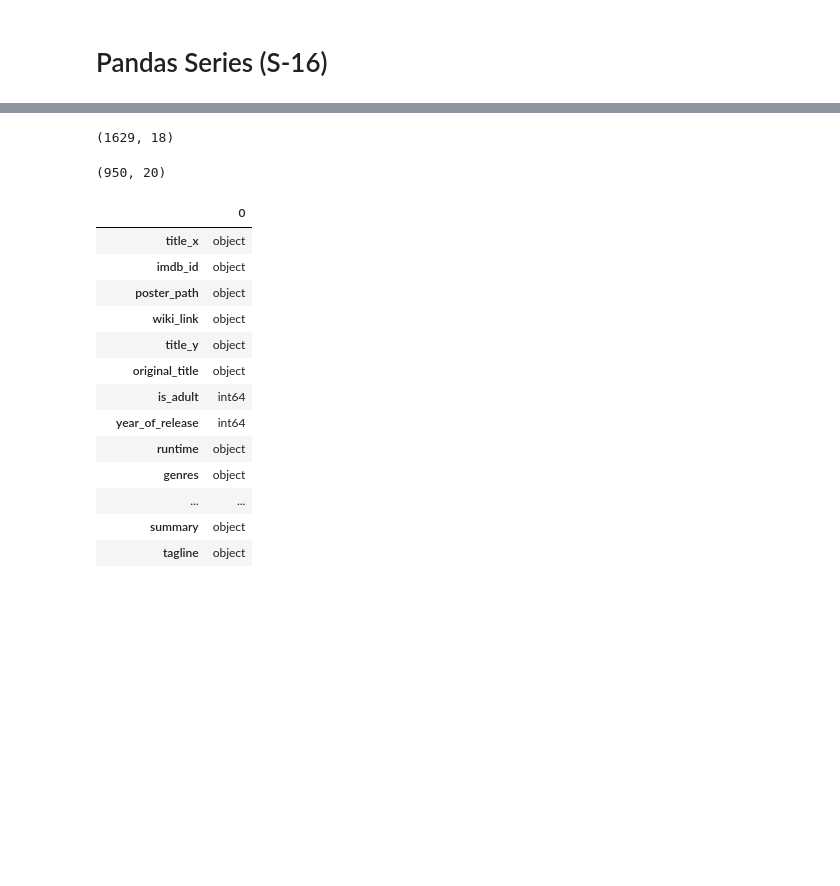
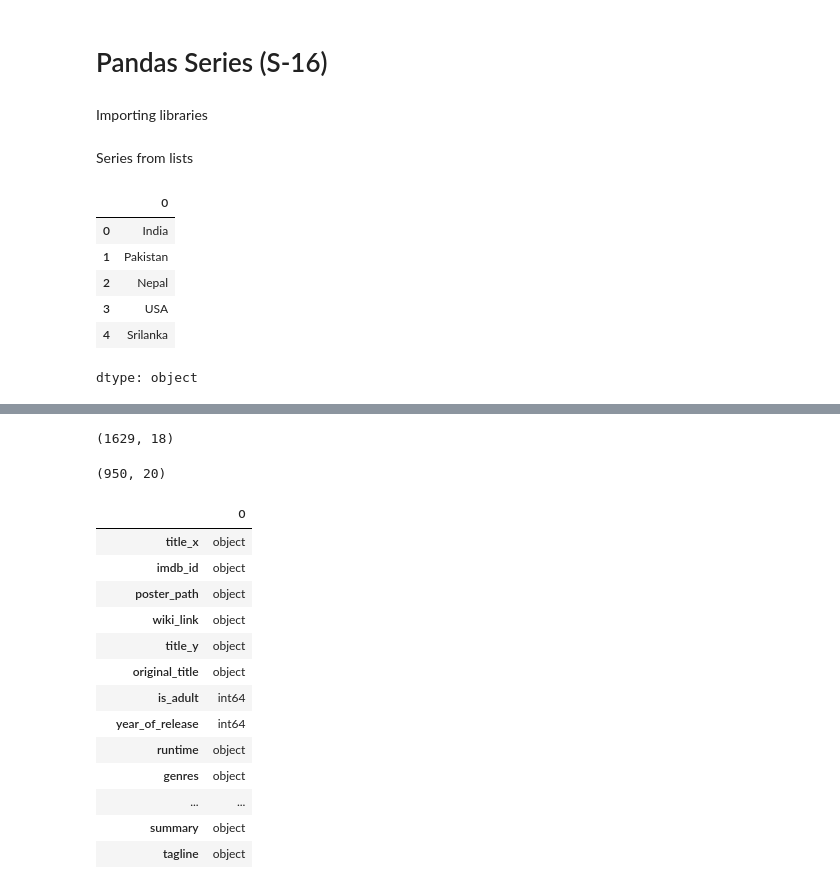
Before and after one commit to ananya-codes-data/Learning-Python, a Jupyter notebook: Notes/sess_pandas.ipynb, the cells around one changed output, grey strips where cells are left out. Cells and saved outputs as stored; diff of their text form; code cells hidden in the pictures; blank space fills up the shorter version.

```diff
--- a/Notes/sess_pandas.ipynb
+++ b/Notes/sess_pandas.ipynb
@@ -2,3 +2,5 @@
 <a href="https://colab.research.google.com/github/ananya-codes-data/Learning-Python/blob/main/Notes/sess_pandas.ipynb" target="_parent"><img src="https://colab.research.google.com/assets/colab-badge.svg" alt="Open In Colab"/></a>
 # %% [markdown]
 # Pandas Series (S-16)
+# %% [markdown]
+Importing libraries
@@ -5,3 +10,18 @@
+# %% [markdown]
+Series from lists
+# %%
+# string
+country = ['India', 'Pakistan', 'Nepal', 'USA', 'Srilanka']
+
+pd.Series(country)
+# %% [output]
+|  | 0 |
+| 0 | India |
+| 1 | Pakistan |
+| 2 | Nepal |
+| 3 | USA |
+| 4 | Srilanka |
+dtype: object
 # %%
 import pandas as pd
 import numpy as np
```
Also changed, not shown: parts of 1 cell of this notebook.
